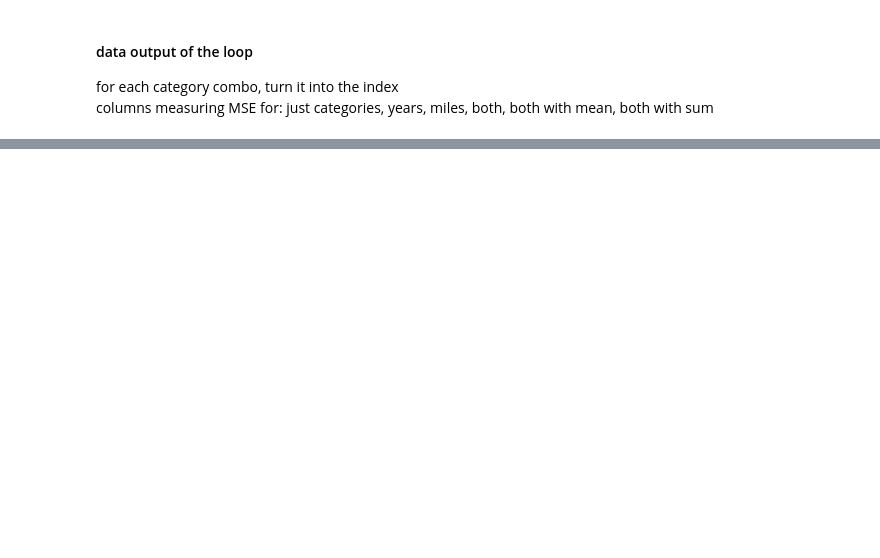
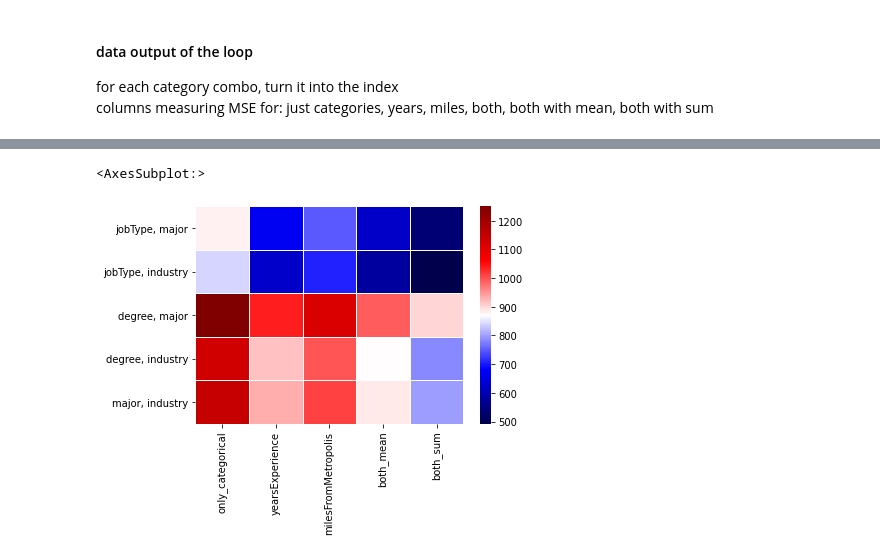
Before and after one commit to scottwiles/salary_prediction, a Jupyter notebook: notebooks/salary_prediction_baseline_model.ipynb, the cells around one changed output, grey strips where cells are left out. Saved outputs shown, nothing was run; the diff lists cells and outputs as text; code cells hidden in the pictures; blank space fills up the shorter version.

```diff
--- a/notebooks/salary_prediction_baseline_model.ipynb
+++ b/notebooks/salary_prediction_baseline_model.ipynb
@@ -549,0 +279,5 @@ columns measuring MSE for: just categories, years, miles, both, both with mean,
+# %%
+sns.heatmap(test_df.iloc[5:10, :], cmap = 'seismic', linewidths = 0.5)
+# %% [output]
+<AxesSubplot:>
+[figure, added]
```
Also changed, not shown: parts of 48 cells of this notebook, 1 other file.
